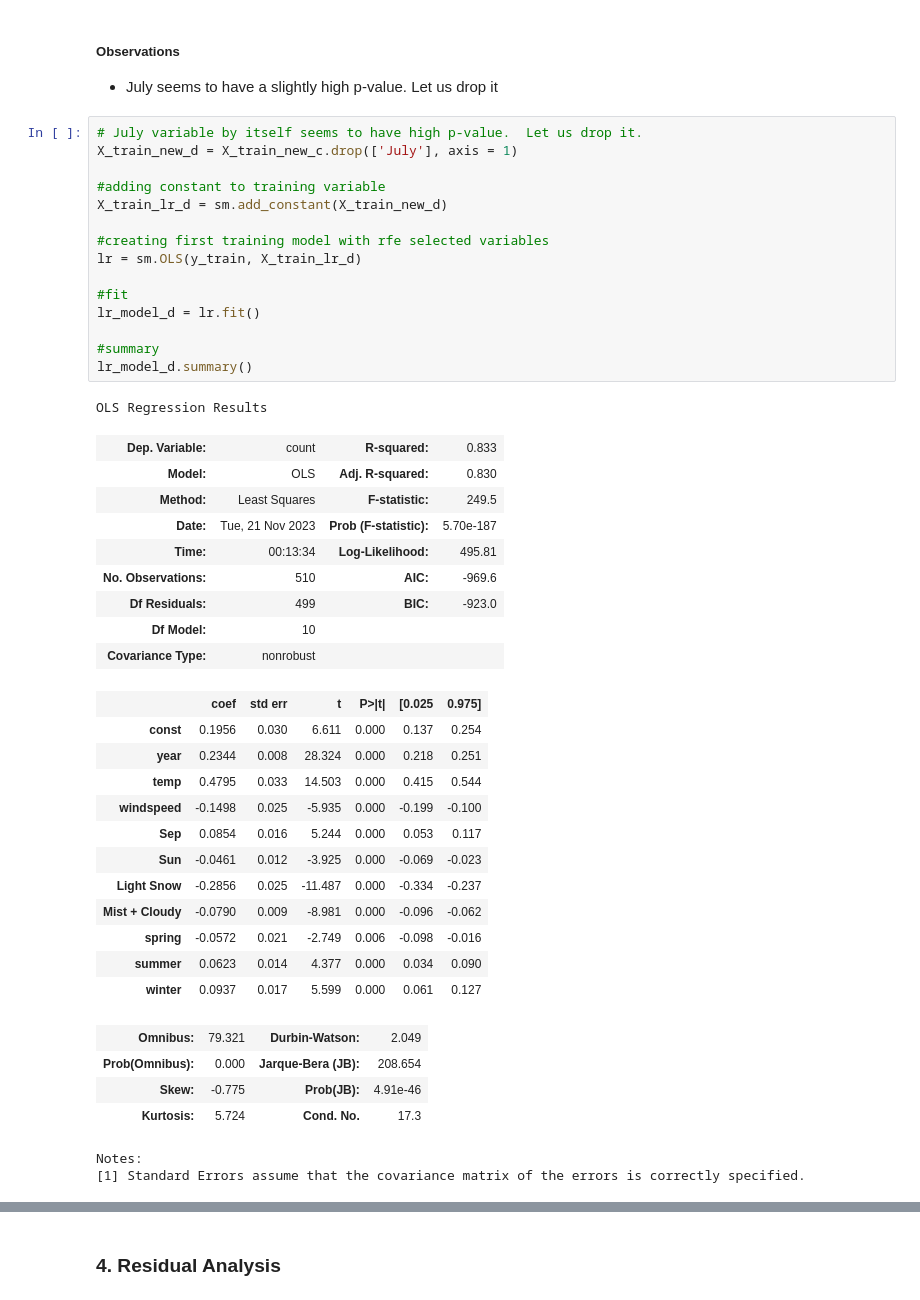
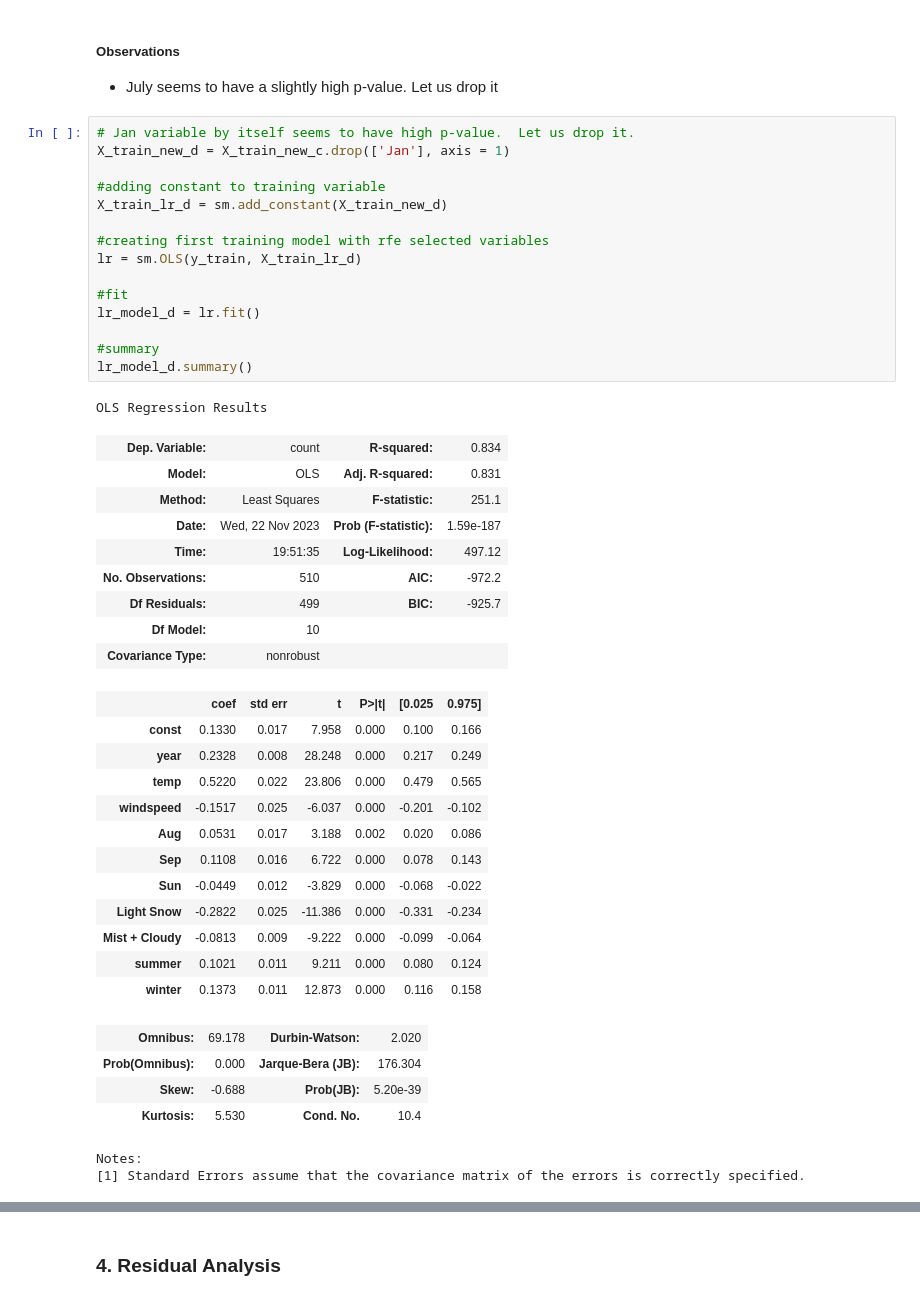
Before and after one commit to harish-babu/boom-bikes-assignment, a Jupyter notebook: Boom-Bikes-Linear-Regression-Assignment.ipynb, the cells around one changed output, grey strips where cells are left out. Drawn from its saved outputs; the diff is of its cells as text.

```diff
--- a/Boom-Bikes-Linear-Regression-Assignment.ipynb
+++ b/Boom-Bikes-Linear-Regression-Assignment.ipynb
@@ -900,47 +900,47 @@ vif
 
 * July seems to have a slightly high p-value.  Let us drop it
 # %%
-# July variable by itself seems to have high p-value.  Let us drop it.
-X_train_new_d = X_train_new_c.drop(['July'], axis = 1)
+# Jan variable by itself seems to have high p-value.  Let us drop it.
+X_train_new_d = X_train_new_c.drop(['Jan'], axis = 1)
 
 #adding constant to training variable
 X_train_lr_d = sm.add_constant(X_train_new_d)
 
 #creating first training model with rfe selected variables
 lr = sm.OLS(y_train, X_train_lr_d)
 
 #fit
 lr_model_d = lr.fit()
 
 #summary
 lr_model_d.summary()
 # %% [output]
 OLS Regression Results
-| Dep. Variable: | count | R-squared: | 0.833 |
-| Model: | OLS | Adj. R-squared: | 0.830 |
-| Method: | Least Squares | F-statistic: | 249.5 |
-| Date: | Tue, 21 Nov 2023 | Prob (F-statistic): | 5.70e-187 |
-| Time: | 00:13:34 | Log-Likelihood: | 495.81 |
-| No. Observations: | 510 | AIC: | -969.6 |
-| Df Residuals: | 499 | BIC: | -923.0 |
+| Dep. Variable: | count | R-squared: | 0.834 |
+| Model: | OLS | Adj. R-squared: | 0.831 |
+| Method: | Least Squares | F-statistic: | 251.1 |
+| Date: | Wed, 22 Nov 2023 | Prob (F-statistic): | 1.59e-187 |
+| Time: | 19:51:35 | Log-Likelihood: | 497.12 |
+| No. Observations: | 510 | AIC: | -972.2 |
+| Df Residuals: | 499 | BIC: | -925.7 |
 | Df Model: | 10 |  |  |
 | Covariance Type: | nonrobust |  |  |
 |  | coef | std err | t | P>|t| | [0.025 | 0.975] |
-| const | 0.1956 | 0.030 | 6.611 | 0.000 | 0.137 | 0.254 |
-| year | 0.2344 | 0.008 | 28.324 | 0.000 | 0.218 | 0.251 |
-| temp | 0.4795 | 0.033 | 14.503 | 0.000 | 0.415 | 0.544 |
-| windspeed | -0.1498 | 0.025 | -5.935 | 0.000 | -0.199 | -0.100 |
-| Sep | 0.0854 | 0.016 | 5.244 | 0.000 | 0.053 | 0.117 |
-| Sun | -0.0461 | 0.012 | -3.925 | 0.000 | -0.069 | -0.023 |
-| Light Snow | -0.2856 | 0.025 | -11.487 | 0.000 | -0.334 | -0.237 |
-| Mist + Cloudy | -0.0790 | 0.009 | -8.981 | 0.000 | -0.096 | -0.062 |
-| spring | -0.0572 | 0.021 | -2.749 | 0.006 | -0.098 | -0.016 |
-| summer | 0.0623 | 0.014 | 4.377 | 0.000 | 0.034 | 0.090 |
-| winter | 0.0937 | 0.017 | 5.599 | 0.000 | 0.061 | 0.127 |
+| const | 0.1330 | 0.017 | 7.958 | 0.000 | 0.100 | 0.166 |
+| year | 0.2328 | 0.008 | 28.248 | 0.000 | 0.217 | 0.249 |
+| temp | 0.5220 | 0.022 | 23.806 | 0.000 | 0.479 | 0.565 |
+| windspeed | -0.1517 | 0.025 | -6.037 | 0.000 | -0.201 | -0.102 |
+| Aug | 0.0531 | 0.017 | 3.188 | 0.002 | 0.020 | 0.086 |
+| Sep | 0.1108 | 0.016 | 6.722 | 0.000 | 0.078 | 0.143 |
+| Sun | -0.0449 | 0.012 | -3.829 | 0.000 | -0.068 | -0.022 |
+| Light Snow | -0.2822 | 0.025 | -11.386 | 0.000 | -0.331 | -0.234 |
+| Mist + Cloudy | -0.0813 | 0.009 | -9.222 | 0.000 | -0.099 | -0.064 |
+| summer | 0.1021 | 0.011 | 9.211 | 0.000 | 0.080 | 0.124 |
+| winter | 0.1373 | 0.011 | 12.873 | 0.000 | 0.116 | 0.158 |
-| Omnibus: | 79.321 | Durbin-Watson: | 2.049 |
-| Prob(Omnibus): | 0.000 | Jarque-Bera (JB): | 208.654 |
-| Skew: | -0.775 | Prob(JB): | 4.91e-46 |
-| Kurtosis: | 5.724 | Cond. No. | 17.3 |
+| Omnibus: | 69.178 | Durbin-Watson: | 2.020 |
+| Prob(Omnibus): | 0.000 | Jarque-Bera (JB): | 176.304 |
+| Skew: | -0.688 | Prob(JB): | 5.20e-39 |
+| Kurtosis: | 5.530 | Cond. No. | 10.4 |
 Notes:
 [1] Standard Errors assume that the covariance matrix of the errors is correctly specified.
 # %%
```
Also changed, not shown: parts of 39 cells of this notebook, 3 other files.
